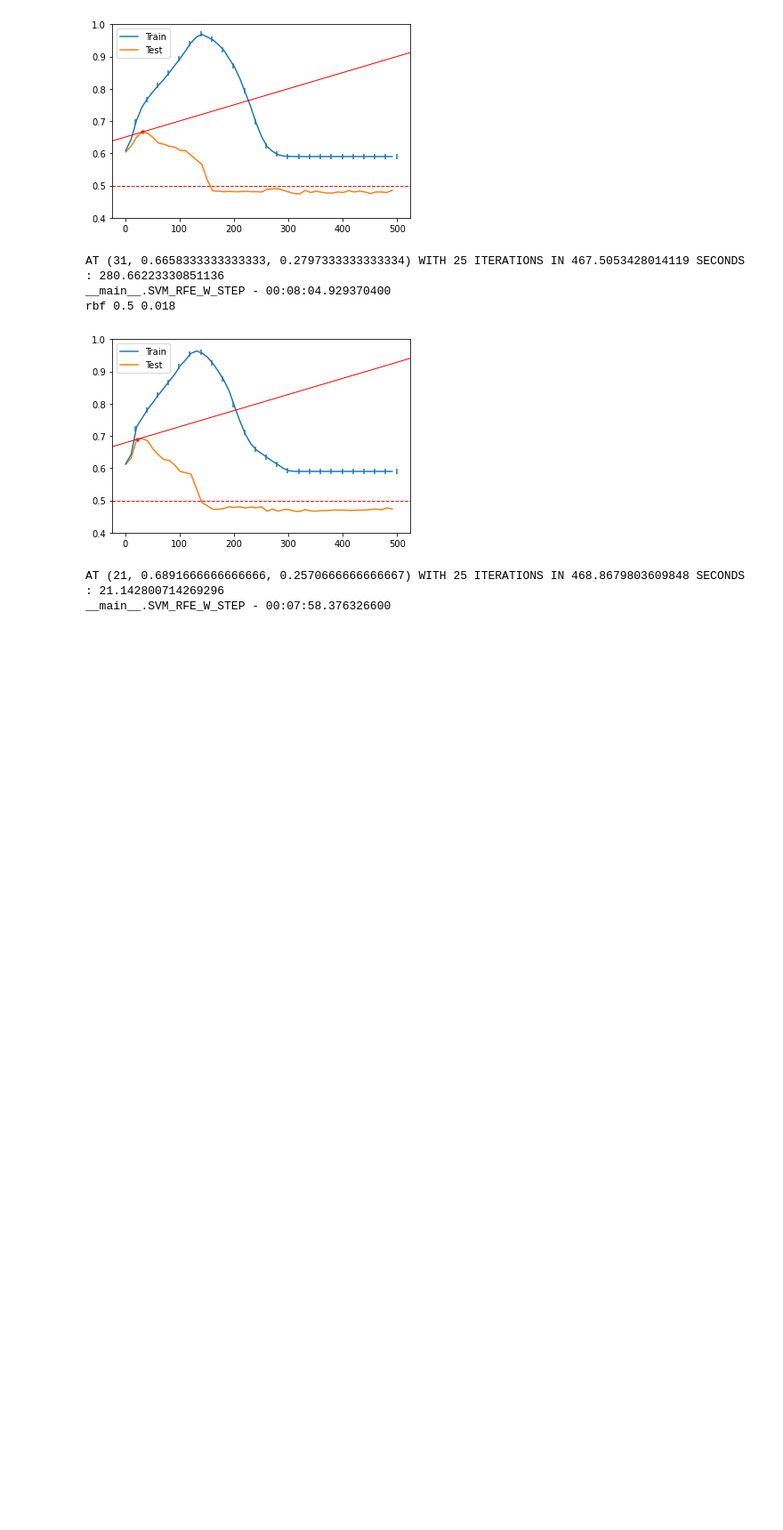
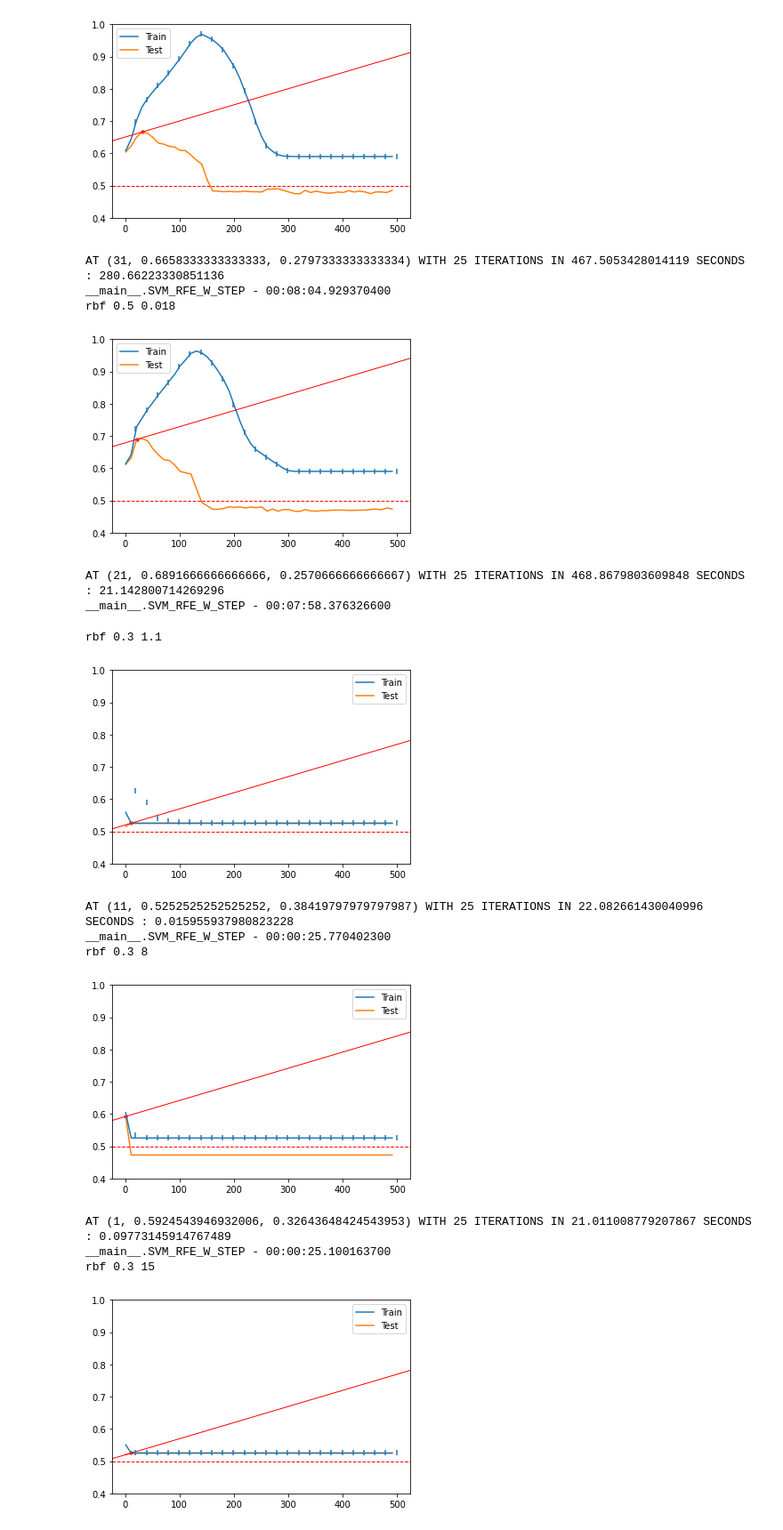
Before and after one commit to elmeunick9/TFG, a Jupyter notebook: Lab/NLKernel/svm-kernels-madelon-rbf4.ipynb, the cells around one changed output. Shown: that part at 89% size. Drawn from its saved outputs; the diff is of its cells as text; code cells hidden in the pictures; blank space fills up the shorter version.

```diff
--- a/Lab/NLKernel/svm-kernels-madelon-rbf4.ipynb
+++ b/Lab/NLKernel/svm-kernels-madelon-rbf4.ipynb
@@ -184,3 +184,18 @@ SVM_RFE_W_STEP(20, 0.6, 0.018, 'rbf')
 SVM_RFE_W_STEP(20, 0.6, 0.020, 'rbf')
 SVM_RFE_W_STEP(20, 0.6, 0.022, 'rbf')
 SVM_RFE_W_STEP(20, 0.6, 0.024, 'rbf')
+# %%
+SVM_RFE_W_STEP(20, 0.3, 1.1, 'rbf')
+SVM_RFE_W_STEP(20, 0.3, 8, 'rbf')
+SVM_RFE_W_STEP(20, 0.3, 15, 'rbf')
+# %% [output]
+rbf 0.3 1.1
+[figure, added]
+AT (11, 0.5252525252525252, 0.38419797979797987) WITH 25 ITERATIONS IN 22.082661430040996 SECONDS : 0.015955937980823228
+__main__.SVM_RFE_W_STEP - 00:00:25.770402300
+rbf 0.3 8
+[figure, added]
+AT (1, 0.5924543946932006, 0.32643648424543953) WITH 25 ITERATIONS IN 21.011008779207867 SECONDS : 0.09773145914767489
+__main__.SVM_RFE_W_STEP - 00:00:25.100163700
+rbf 0.3 15
+[figure, added]
```
Also changed, not shown: parts of 2 cells of this notebook, 55 other files.
